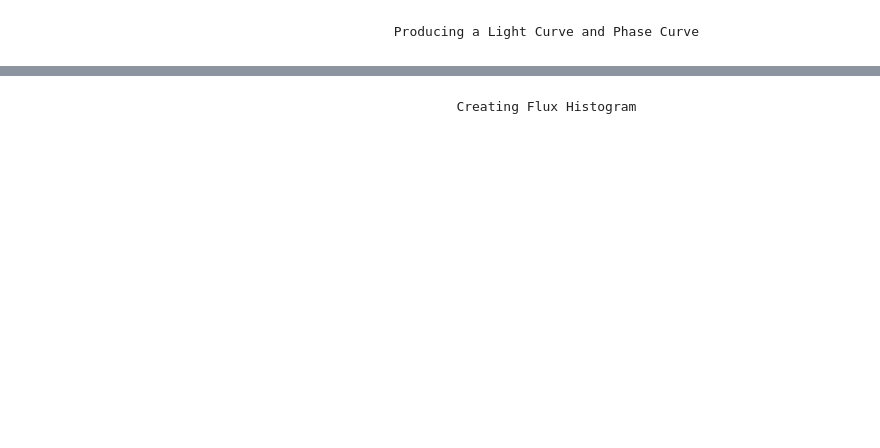
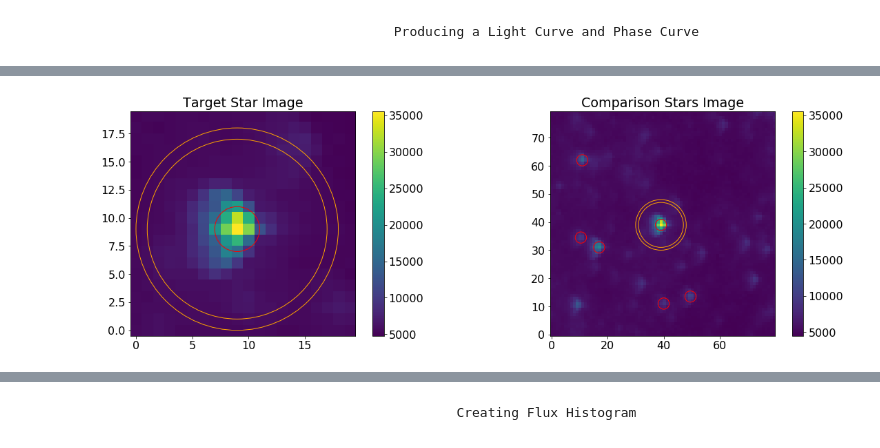
Before and after one commit to joshuapepper/kelt_halo, a Jupyter notebook: KELT Image Data Pipeline-FN Aql.ipynb, the cells around one changed output, grey strips where cells are left out. Saved outputs shown, nothing was run; the diff lists cells and outputs as text; code cells hidden in the pictures; blank space fills up the shorter version.

```diff
--- a/KELT Image Data Pipeline-FN Aql.ipynb
+++ b/KELT Image Data Pipeline-FN Aql.ipynb
@@ -230,0 +98,23 @@ ValueError: x and y must have same first dimension, but have shapes (798,) and (
+# %%
+# create target image with target aperture and background annulus
+mpl.rcParams['figure.figsize'] = (20,6)
+mpl.rcParams['font.size'] = 16
+
+plt.subplot(121)
+plt.title('Target Star Image')
+plt.imshow(target, origin='lower')
+plt.colorbar()
+aperture_main_cutout.plot(color='red')
+background_main_cutout.plot(color='orange')
+
+# create comparison stars image with target aperture, comparison apertures, and background annulus
+plt.subplot(122)
+plt.title('Comparison Stars Image')
+plt.imshow(open_cutouts[display_file], origin='lower')
+plt.colorbar()
+aperture_large_cutout.plot(color='red')
+background_large_cutout.plot(color='orange')
+for i in range(len(comparison_star_circles)): comparison_star_circles[i].plot(color='red')
+plt.show()
+# %% [output]
+[figure, added]
```
Also changed, not shown: parts of 16 cells of this notebook.
